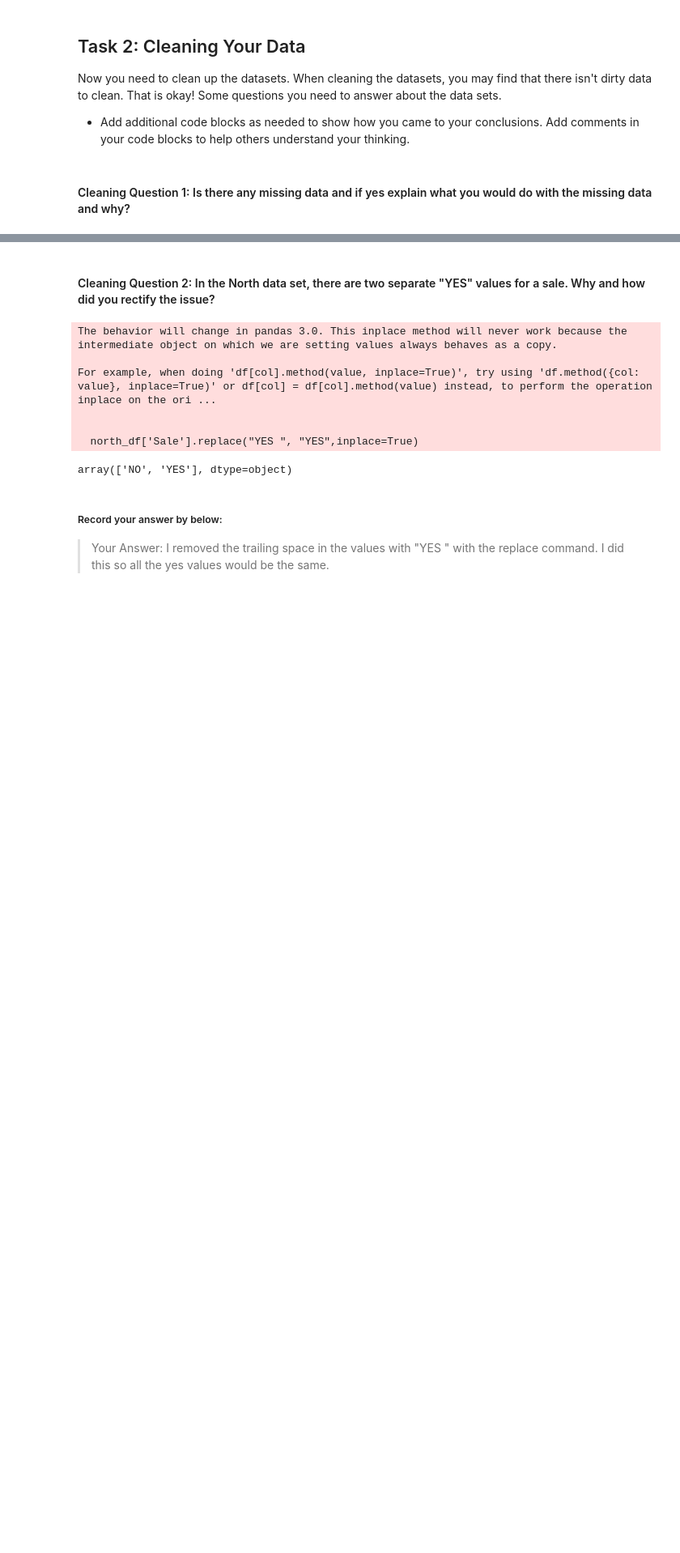
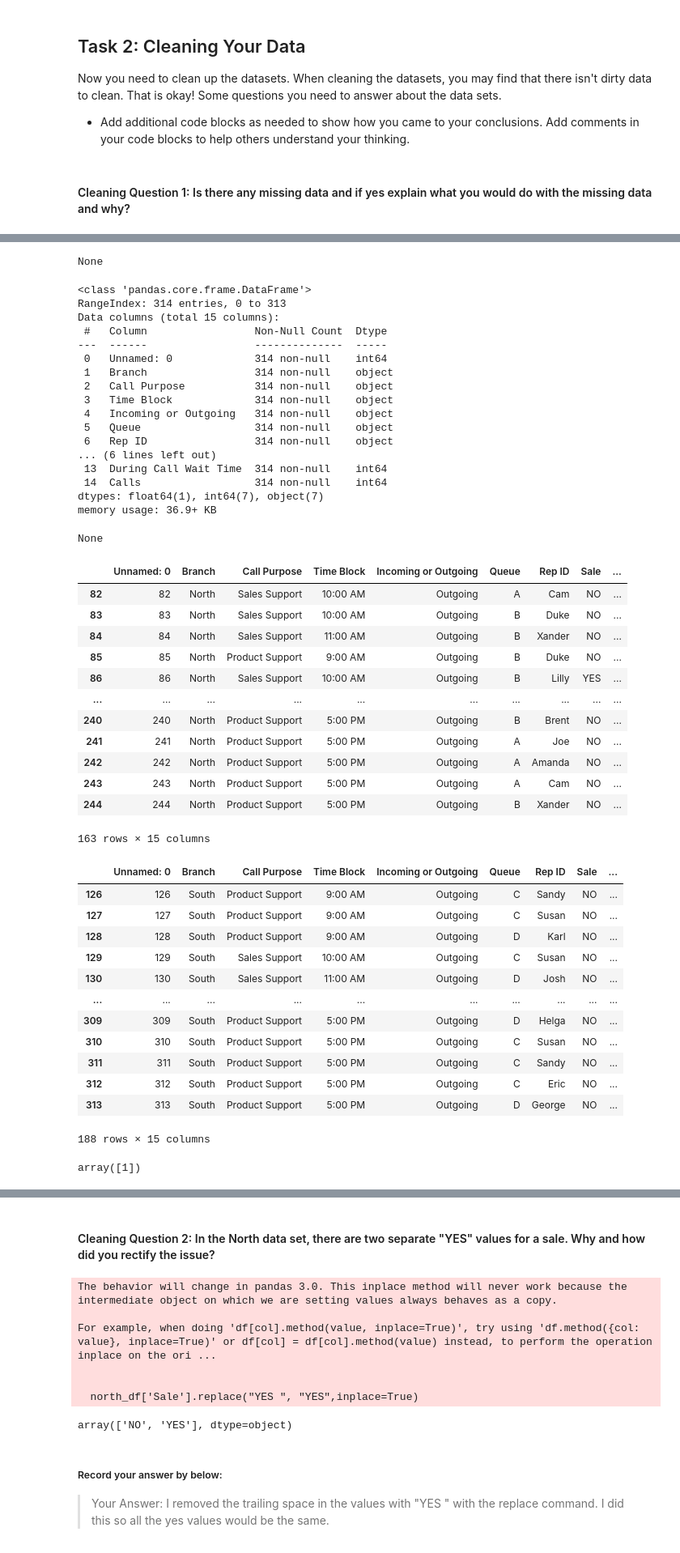
Before and after one commit to LisaHellrung/call-center-cleanup-assignment, a Jupyter notebook: Call_Center_Cleanup.ipynb, the cells around one changed output, grey strips where cells are left out. Shown at 81% size. Cells and saved outputs as stored; diff of their text form; code cells hidden in the pictures; blank space fills up the shorter version.

```diff
--- a/Call_Center_Cleanup.ipynb
+++ b/Call_Center_Cleanup.ipynb
@@ -157,14 +157,20 @@ Now you need to clean up the datasets. When cleaning the datasets, you may find
 # %% [markdown]
 #### Cleaning Question 1:  Is there any missing data and if yes explain what you would do with the missing data and why?
 # %%
-# Question 1 solution below
+# # Question 1 solution below
 
-# display(north_df['Sale'].unique())
-# display(north_df['Calls'].unique())
+display(north_df.info())
+display(south_df.info())
+# nulls found in incoming wait time for north and south
+north_df.isnull().sum()
+# 163 nulls in north
+south_df.isnull().sum()
+# 188 nulls in south
 
-# display(south_df['Calls'].unique())
-# display(south_df)
-# north_df.isnull().sum()
-# south_df.isnull().sum()
+display(north_df[pd.isnull(north_df).any(axis=1)])
+display(south_df[pd.isnull(south_df).any(axis=1)])
+# all the nulls are for outgoing calls.
 
-# There are null incoming wait times. This is accurate because the records are for outgoing calls.
+
+# # There are null incoming wait times. This is accurate because the records are for outgoing calls.
+# %% [output]
@@ -171,3 +194,49 @@ Now you need to clean up the datasets. When cleaning the datasets, you may find
+None
+<class 'pandas.core.frame.DataFrame'>
+RangeIndex: 314 entries, 0 to 313
+Data columns (total 15 columns):
+ #   Column                 Non-Null Count  Dtype
+---  ------                 --------------  -----
+ 0   Unnamed: 0             314 non-null    int64
+ 1   Branch                 314 non-null    object
+ 2   Call Purpose           314 non-null    object
+ 3   Time Block             314 non-null    object
+ 4   Incoming or Outgoing   314 non-null    object
+ 5   Queue                  314 non-null    object
+ 6   Rep ID                 314 non-null    object
+... (6 lines left out)
+ 13  During Call Wait Time  314 non-null    int64
+ 14  Calls                  314 non-null    int64
+dtypes: float64(1), int64(7), object(7)
+memory usage: 36.9+ KB
+None
+|  | Unnamed: 0 | Branch | Call Purpose | Time Block | Incoming or Outgoing | Queue | Rep ID | Sale | ... |
+| 82 | 82 | North | Sales Support | 10:00 AM | Outgoing | A | Cam | NO | ... |
+| 83 | 83 | North | Sales Support | 10:00 AM | Outgoing | B | Duke | NO | ... |
+| 84 | 84 | North | Sales Support | 11:00 AM | Outgoing | B | Xander | NO | ... |
+| 85 | 85 | North | Product Support | 9:00 AM | Outgoing | B | Duke | NO | ... |
+| 86 | 86 | North | Sales Support | 10:00 AM | Outgoing | B | Lilly | YES | ... |
+| ... | ... | ... | ... | ... | ... | ... | ... | ... | ... |
+| 240 | 240 | North | Product Support | 5:00 PM | Outgoing | B | Brent | NO | ... |
+| 241 | 241 | North | Product Support | 5:00 PM | Outgoing | A | Joe | NO | ... |
+| 242 | 242 | North | Product Support | 5:00 PM | Outgoing | A | Amanda | NO | ... |
+| 243 | 243 | North | Product Support | 5:00 PM | Outgoing | A | Cam | NO | ... |
+| 244 | 244 | North | Product Support | 5:00 PM | Outgoing | B | Xander | NO | ... |
+163 rows × 15 columns
+|  | Unnamed: 0 | Branch | Call Purpose | Time Block | Incoming or Outgoing | Queue | Rep ID | Sale | ... |
+| 126 | 126 | South | Product Support | 9:00 AM | Outgoing | C | Sandy | NO | ... |
+| 127 | 127 | South | Product Support | 9:00 AM | Outgoing | C | Susan | NO | ... |
+| 128 | 128 | South | Product Support | 9:00 AM | Outgoing | D | Karl | NO | ... |
+| 129 | 129 | South | Sales Support | 10:00 AM | Outgoing | C | Susan | NO | ... |
+| 130 | 130 | South | Sales Support | 11:00 AM | Outgoing | D | Josh | NO | ... |
+| ... | ... | ... | ... | ... | ... | ... | ... | ... | ... |
+| 309 | 309 | South | Product Support | 5:00 PM | Outgoing | D | Helga | NO | ... |
+| 310 | 310 | South | Product Support | 5:00 PM | Outgoing | C | Susan | NO | ... |
+| 311 | 311 | South | Product Support | 5:00 PM | Outgoing | C | Sandy | NO | ... |
+| 312 | 312 | South | Product Support | 5:00 PM | Outgoing | C | Eric | NO | ... |
+| 313 | 313 | South | Product Support | 5:00 PM | Outgoing | D | George | NO | ... |
+188 rows × 15 columns
+array([1])
 # %% [markdown]
 <!-- #### Record your answer below:
 
```
Also changed, not shown: parts of 1 cell of this notebook.
